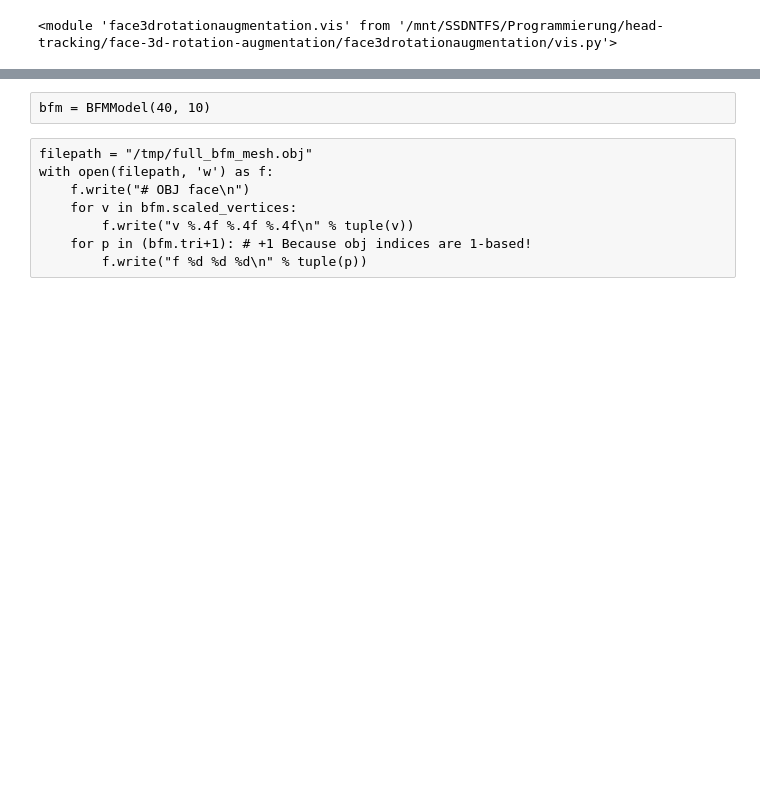
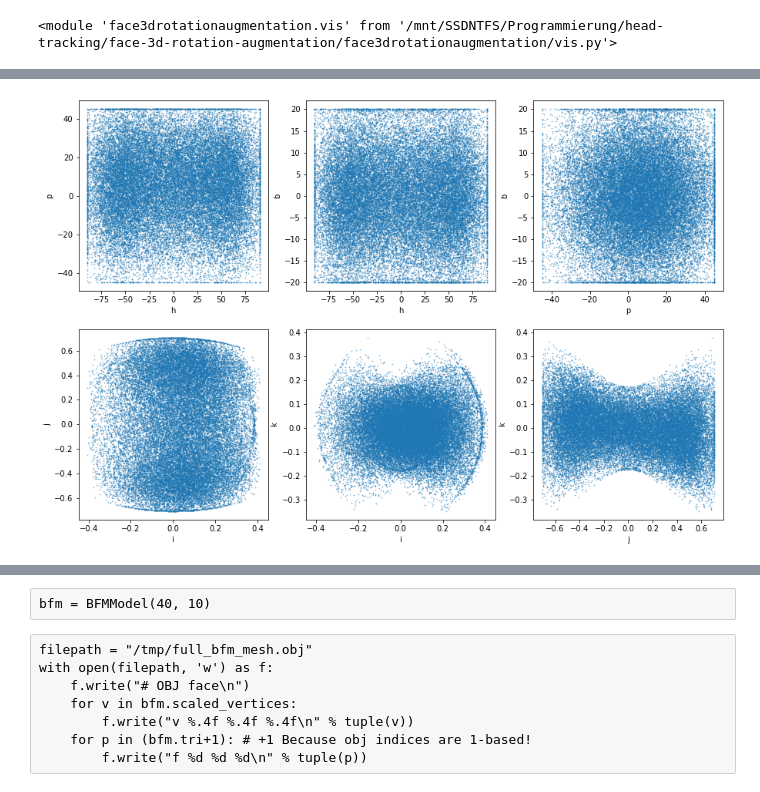
Before and after one commit to DaWelter/face-3d-rotation-augmentation, a Jupyter notebook: demo.ipynb, the cells around one changed output, grey strips where cells are left out. Cells and saved outputs as stored; diff of their text form; code cells hidden in the pictures; blank space fills up the shorter version.

```diff
--- a/demo.ipynb
+++ b/demo.ipynb
@@ -203,0 +421,5 @@ interactive(children=(FloatSlider(value=0.0, description='yaw', max=1.5, min=-1.
+# %%
+synthetic_rots = Rotation.from_quat(np.concatenate([ sample_more_face_params(rot,10).as_quat() for rot in all_rots ], axis=0))
+plot_rotation_distribution(synthetic_rots)
+# %% [output]
+[figure, added]
```
Also changed, not shown: parts of 25 cells of this notebook, 1 other file.
